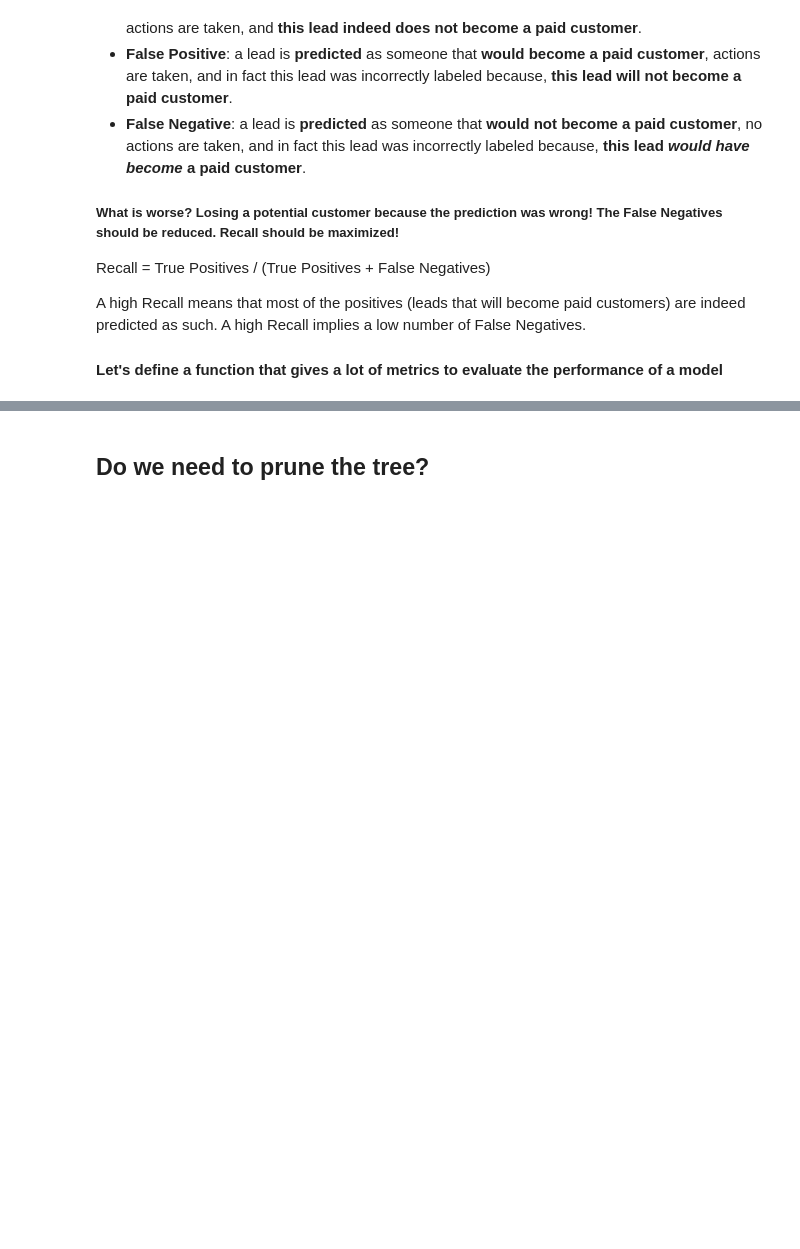
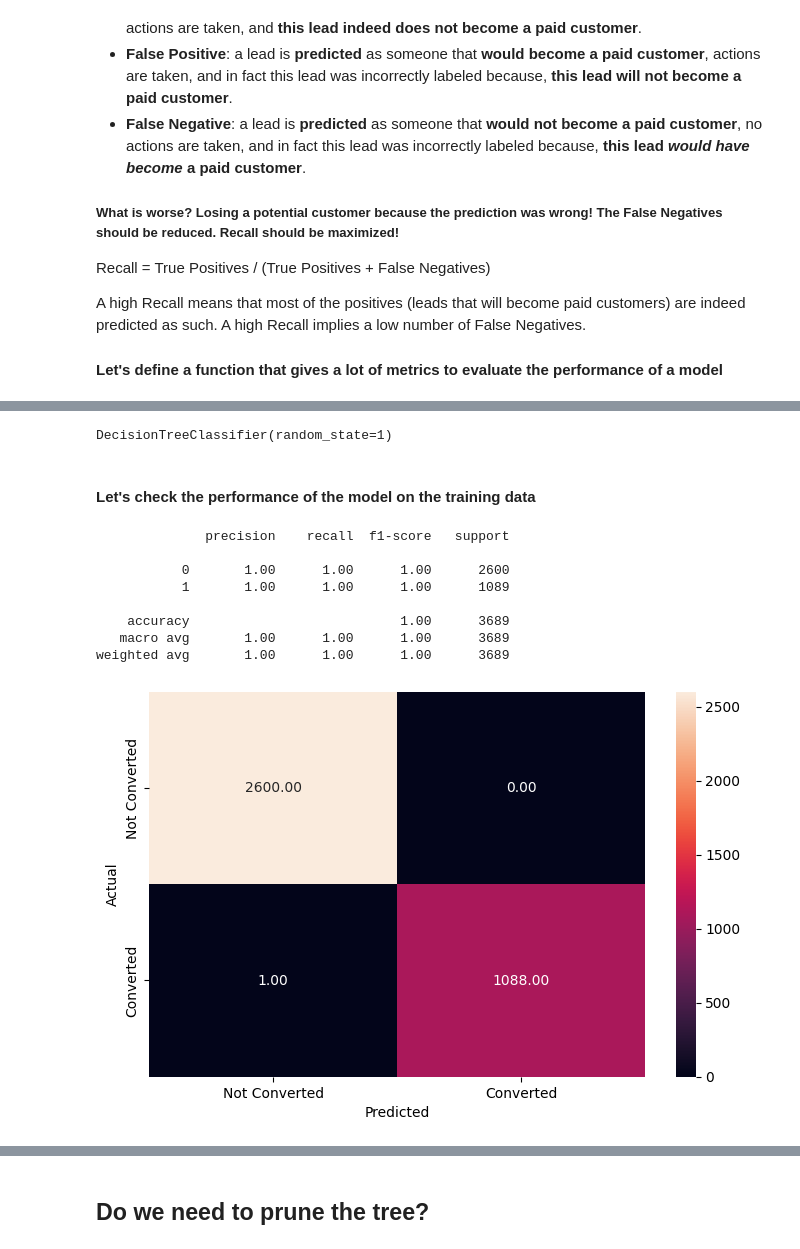
Before and after one commit to jpreyesm03/ExtraaLearn-Machine-Learning-Models, a Jupyter notebook: FCV Potential Customers Prediction.ipynb, the cells around one changed output, grey strips where cells are left out. Cells and saved outputs as stored; diff of their text form; code cells hidden in the pictures; blank space fills up the shorter version.

Commit message:
Finish Decision Tree

```diff
--- a/FCV Potential Customers Prediction.ipynb
+++ b/FCV Potential Customers Prediction.ipynb
@@ -655,3 +654,20 @@ Recall = True Positives / (True Positives + False Negatives)
 A high Recall means that most of the positives (leads that will become paid customers) are indeed predicted as such. A high Recall implies a low number of False Negatives.
 
 #### Let's define a function that gives a lot of metrics to evaluate the performance of a model
+# %%
+# Function to print the classification report and get confusion matrix in a proper format
+
+def metrics_score(actual, predicted):
+    print(classification_report(actual, predicted))
+
+    cm = confusion_matrix(actual, predicted)
+
+    plt.figure(figsize = (8, 5))
+
+    sns.heatmap(cm, annot = True,  fmt = '.2f', xticklabels = ['Not Converted', 'Converted'], yticklabels = ['Not Converted', 'Converted'])
+
+    plt.ylabel('Actual')
+
+    plt.xlabel('Predicted')
+
+    plt.show()
@@ -657,0 +677,24 @@ A high Recall means that most of the positives (leads that will become paid cust
+# %%
+d_tree = DecisionTreeClassifier(random_state=1)
+
+# Fitting the model with tre training set
+d_tree.fit(x_train, y_train)
+# %% [output]
+DecisionTreeClassifier(random_state=1)
+# %% [markdown]
+#### Let's check the performance of the model on the training data
+# %%
+# Checking performance on the training data
+y_pred_train1 = d_tree.predict(x_train)
+
+metrics_score(y_train, y_pred_train1)
+# %% [output]
+              precision    recall  f1-score   support
+
+           0       1.00      1.00      1.00      2600
+           1       1.00      1.00      1.00      1089
+
+    accuracy                           1.00      3689
+   macro avg       1.00      1.00      1.00      3689
+weighted avg       1.00      1.00      1.00      3689
+[figure, added]
```
Also changed, not shown: parts of 20 cells of this notebook.
